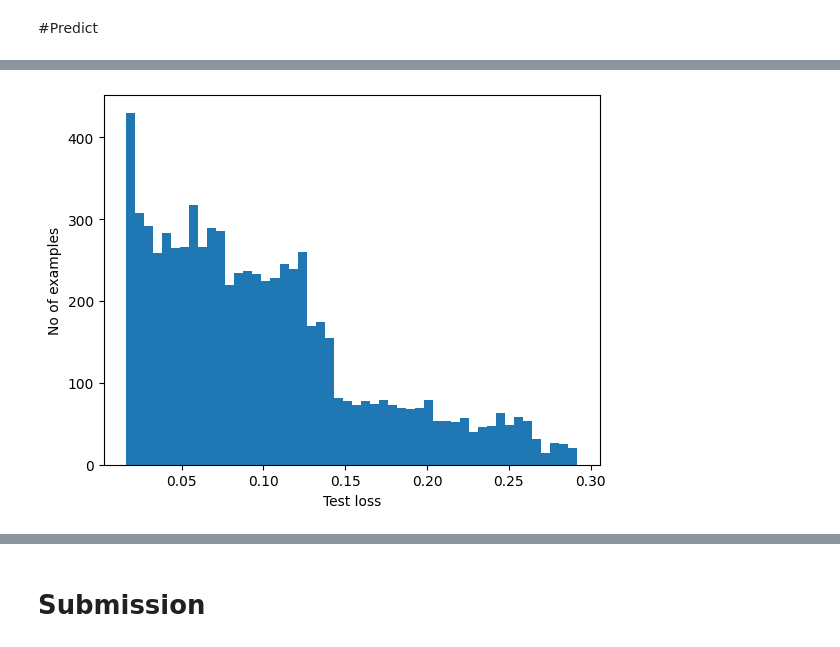
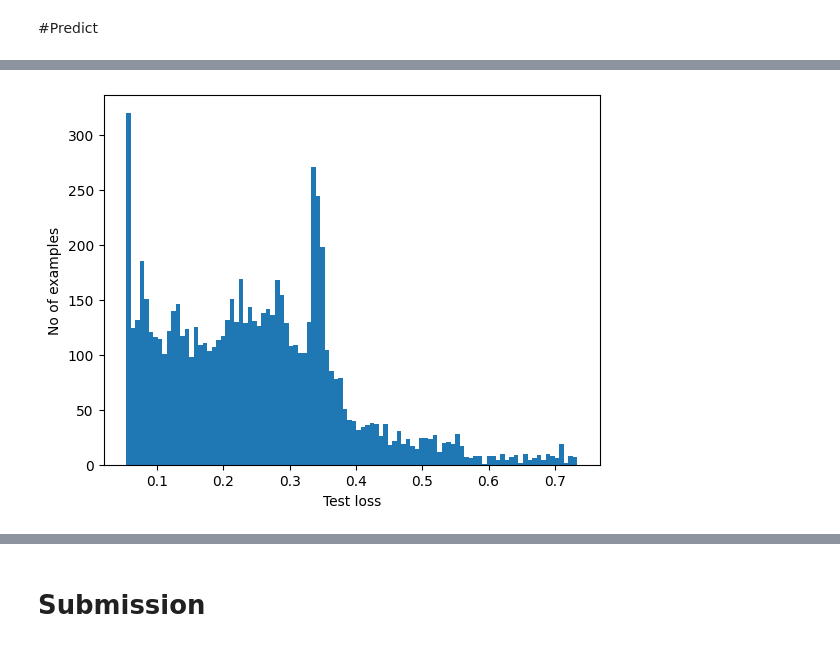
Before and after one commit to kseun11/AI_SPARK_Challenge_2023, a Jupyter notebook: 권석원/test.ipynb, the cells around one changed output, grey strips where cells are left out. Saved outputs shown, nothing was run; the diff lists cells and outputs as text; code cells hidden in the pictures.

```diff
--- a/권석원/test.ipynb
+++ b/권석원/test.ipynb
@@ -81,3 +61,7 @@ df_train
+# %%
+df_train = df_train.drop(axis=1, columns=['out_pressure'])
+df_train['type'] = df_train['type'].apply(tyep_to_hp)
+df_train = df_train[(df_train['motor_vibe'] < 5) & (df_train['air_inflow'] < 3.5) & (df_train['motor_current'] < 45) & (df_train['air_end_temp'] > 35) & (df_train['motor_temp'] > 53) ]
 # %%
 df_data = df_data.drop(axis=1, columns=['out_pressure'])
 df_data['type'] = df_data['type'].apply(tyep_to_hp)
@@ -109,18 +94,22 @@ input_data = Input(shape=(n_inputs,))
 
 # layers
 encoded = Dense(n_inputs//2, activation='relu')(input_data)
-dropout = Dropout(0.2)(encoded)
-encoded = Dense(n_inputs//4, activation='relu')(encoded)
-dropout = Dropout(0.2)(encoded)
+batnorm = BatchNormalization()(encoded)
+dropout = Dropout(0.2)(batnorm)
+encoded = Dense(n_inputs//4, activation='relu')(dropout)
+batnorm = BatchNormalization()(encoded)
+dropout = Dropout(0.2)(batnorm)
 
 n_bottneck = 200
-bottneck = Dense(n_bottneck, activation='relu')(encoded)
+bottneck = Dense(n_bottneck, activation='relu')(dropout)
 
 decoded = Dense(n_inputs//4, activation='relu')(bottneck)
-dropout = Dropout(0.2)(decoded)
-decoded = Dense(n_inputs//2, activation='relu')(decoded)
-dropout = Dropout(0.2)(decoded)
-decoded = Dense(n_inputs, activation='relu')(decoded)
+batnorm = BatchNormalization()(decoded)
+dropout = Dropout(0.2)(batnorm)
+decoded = Dense(n_inputs//2, activation='relu')(dropout)
+batnorm = BatchNormalization()(decoded)
+dropout = Dropout(0.2)(batnorm)
+decoded = Dense(n_inputs, activation='relu')(dropout)
 
 # Models
 autoencoder = Model(input_data, decoded) # autoencoder
@@ -158,8 +189,8 @@ Threshold:  0.125
 # %%
-plt.hist(loss[None, :], bins=50)
+plt.hist(loss[None, :], bins=100)
 plt.xlabel("Test loss")
 plt.ylabel("No of examples")
 plt.show()
 # %% [output]
-[figure, old version]
+[figure, new version]
 # %%
```
Also changed, not shown: parts of 26 cells of this notebook, 10 other files.
